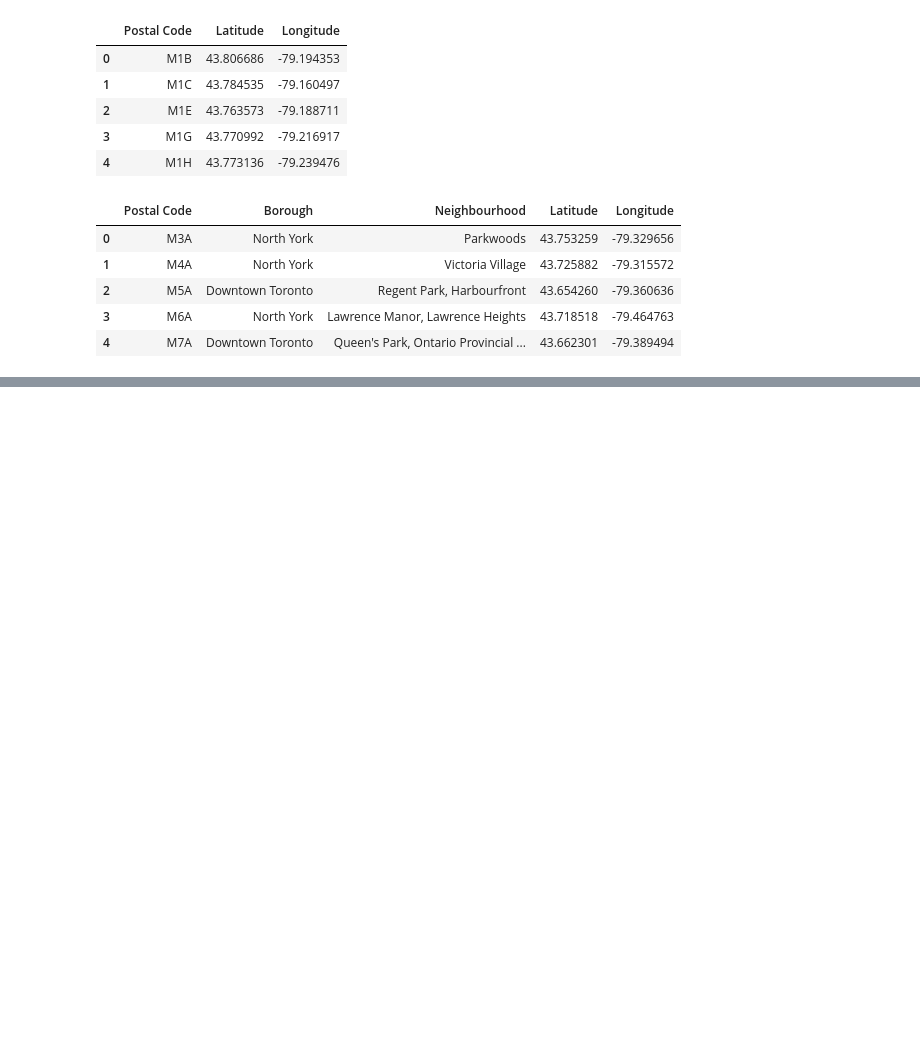
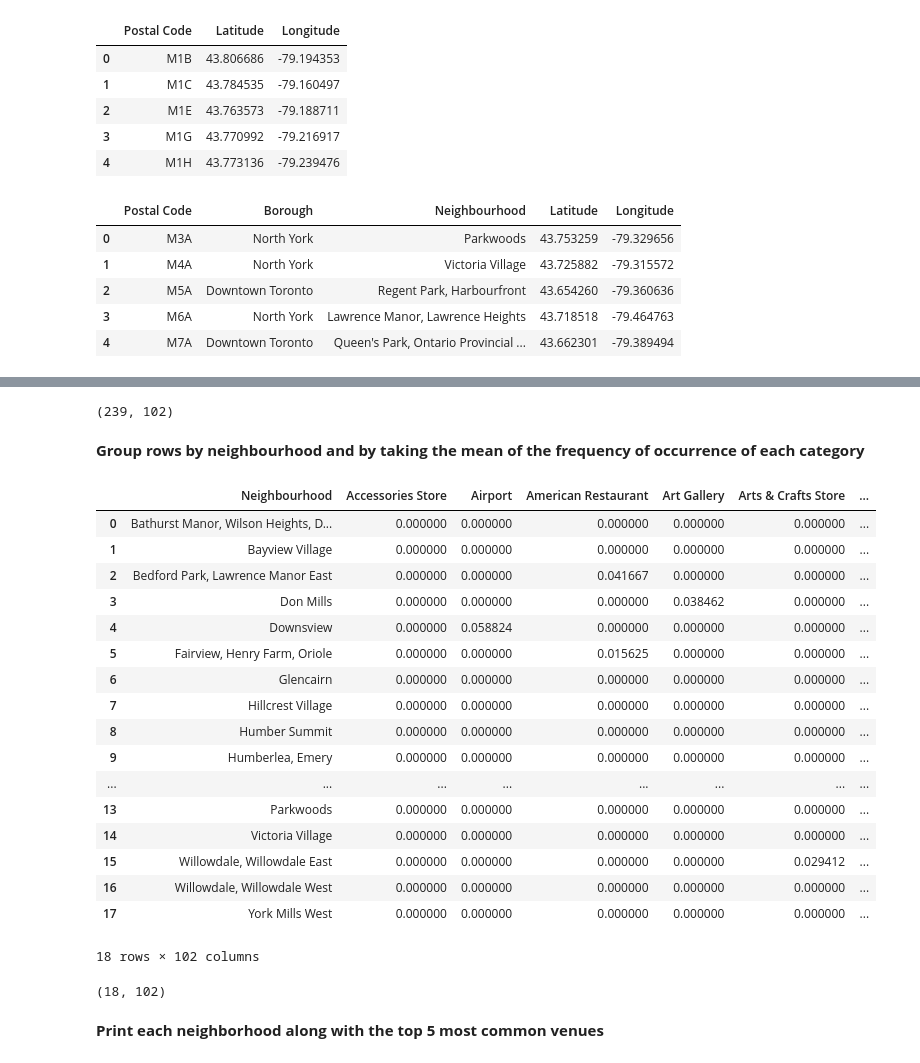
Before and after one commit to tengyu88/Coursera_Capstone, a Jupyter notebook: Coursera_Capstone.ipynb, the cells around one changed output, grey strips where cells are left out. Saved outputs shown, nothing was run; the diff lists cells and outputs as text; code cells hidden in the pictures; blank space fills up the shorter version.

```diff
--- a/Coursera_Capstone.ipynb
+++ b/Coursera_Capstone.ipynb
@@ -121,0 +206,8 @@ df.head()
+# %%
+address = 'North York, ON'
+
+geolocator = Nominatim(user_agent="ny_explorer")
+location = geolocator.geocode(address)
+latitude = location.latitude
+longitude = location.longitude
+print('The geograpical coordinate of North York are {}, {}.'.format(latitude, longitude))
@@ -121,0 +242,10 @@ df.head()
+# %%
+CLIENT_ID = 'YQ0X3FK5BEZZJ5VJXXTN0WMWV1E533RJMYHEW5NTAK5A5NUL' # your Foursquare ID
+CLIENT_SECRET = 'IQDXGDSDBZVY1RGX2J3AZO3C2VTW2WLK05GREQZWW12QZ0TX' # your Foursquare Secret
+VERSION = '20180605' # Foursquare API version
+LIMIT = 100 # A default Foursquare API limit value
+radius = 500 # define radius
+
+print('Your credentails:')
+print('CLIENT_ID: ' + CLIENT_ID)
+print('CLIENT_SECRET:' + CLIENT_SECRET)
@@ -121,0 +300,5 @@ df.head()
+# %%
+northyork_venues = getNearbyVenues(names=northyork_data['Neighbourhood'],
+                                   latitudes=northyork_data['Latitude'],
+                                   longitudes=northyork_data['Longitude']
+                                  )
@@ -121,0 +365,12 @@ df.head()
+# %%
+# one hot encoding
+northyork_onehot = pd.get_dummies(northyork_venues[['Venue Category']], prefix="", prefix_sep="")
+
+# add neighborhood column back to dataframe
+northyork_onehot['Neighbourhood'] = northyork_venues['Neighbourhood']
+
+# move neighbourhood column to the first column
+fixed_columns = [northyork_onehot.columns[-1]] + list(northyork_onehot.columns[:-1])
+northyork_onehot = northyork_onehot[fixed_columns]
+
+northyork_onehot.head()
@@ -121,0 +385,34 @@ df.head()
+# %%
+northyork_onehot.shape
+# %% [output]
+(239, 102)
+# %% [markdown]
+__Group rows by neighbourhood and by taking the mean of the frequency of occurrence of each category__
+# %%
+northyork_grouped = northyork_onehot.groupby('Neighbourhood').mean().reset_index()
+northyork_grouped
+# %% [output]
+|  | Neighbourhood | Accessories Store | Airport | American Restaurant | Art Gallery | Arts & Crafts Store | ... |
+| 0 | Bathurst Manor, Wilson Heights, D... | 0.000000 | 0.000000 | 0.000000 | 0.000000 | 0.000000 | ... |
+| 1 | Bayview Village | 0.000000 | 0.000000 | 0.000000 | 0.000000 | 0.000000 | ... |
+| 2 | Bedford Park, Lawrence Manor East | 0.000000 | 0.000000 | 0.041667 | 0.000000 | 0.000000 | ... |
+| 3 | Don Mills | 0.000000 | 0.000000 | 0.000000 | 0.038462 | 0.000000 | ... |
+| 4 | Downsview | 0.000000 | 0.058824 | 0.000000 | 0.000000 | 0.000000 | ... |
+| 5 | Fairview, Henry Farm, Oriole | 0.000000 | 0.000000 | 0.015625 | 0.000000 | 0.000000 | ... |
+| 6 | Glencairn | 0.000000 | 0.000000 | 0.000000 | 0.000000 | 0.000000 | ... |
+| 7 | Hillcrest Village | 0.000000 | 0.000000 | 0.000000 | 0.000000 | 0.000000 | ... |
+| 8 | Humber Summit | 0.000000 | 0.000000 | 0.000000 | 0.000000 | 0.000000 | ... |
+| 9 | Humberlea, Emery | 0.000000 | 0.000000 | 0.000000 | 0.000000 | 0.000000 | ... |
+| ... | ... | ... | ... | ... | ... | ... | ... |
+| 13 | Parkwoods | 0.000000 | 0.000000 | 0.000000 | 0.000000 | 0.000000 | ... |
+| 14 | Victoria Village | 0.000000 | 0.000000 | 0.000000 | 0.000000 | 0.000000 | ... |
+| 15 | Willowdale, Willowdale East | 0.000000 | 0.000000 | 0.000000 | 0.000000 | 0.029412 | ... |
+| 16 | Willowdale, Willowdale West | 0.000000 | 0.000000 | 0.000000 | 0.000000 | 0.000000 | ... |
+| 17 | York Mills West | 0.000000 | 0.000000 | 0.000000 | 0.000000 | 0.000000 | ... |
+18 rows × 102 columns
+# %%
+northyork_grouped.shape
+# %% [output]
+(18, 102)
+# %% [markdown]
+__Print each neighborhood along with the top 5 most common venues__
```
Also changed, not shown: parts of 43 cells of this notebook.
